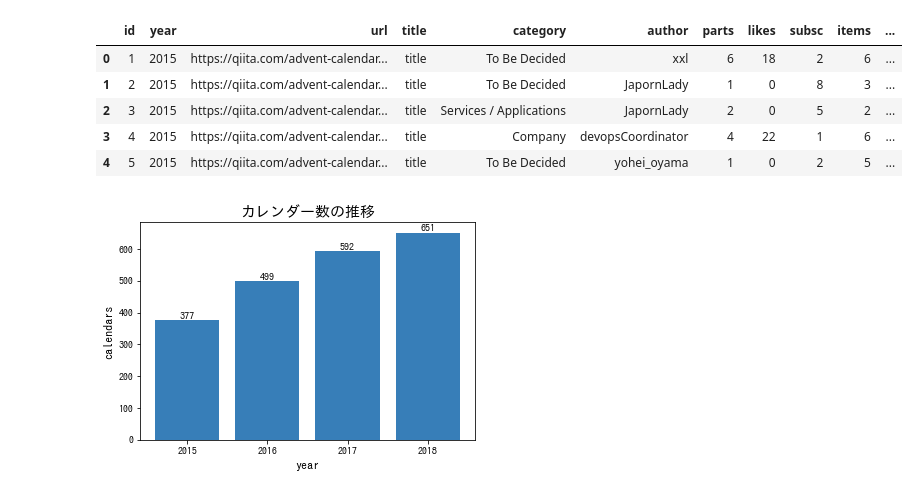
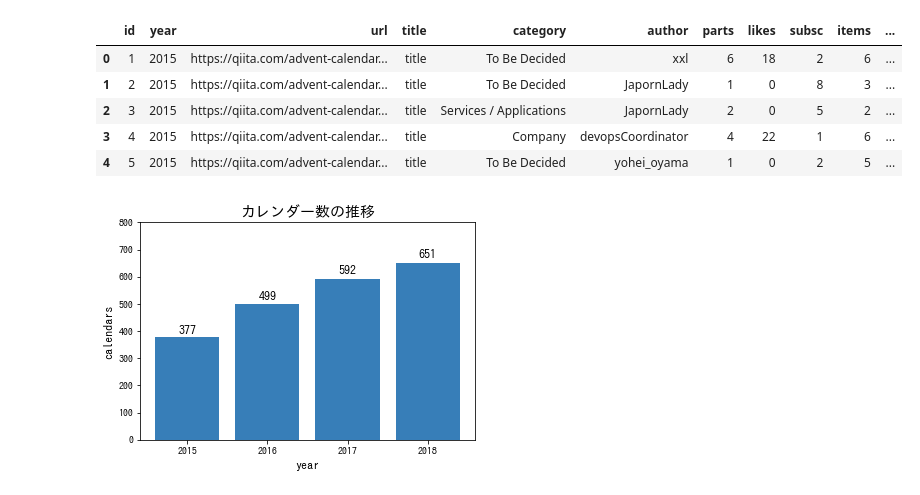
Before and after one commit to suaaa7/QiitaAdventCalendar, a Jupyter notebook: analysis.ipynb, the cells around one changed output. Saved outputs shown, nothing was run; the diff lists cells and outputs as text; code cells hidden in the pictures.

```diff
--- a/analysis.ipynb
+++ b/analysis.ipynb
@@ -29,16 +29,18 @@ df.head(5)
 # %%
 # カレンダー数の推移
 
+df_tmp = df.groupby("year").size()
 plt.bar(
     x=df_tmp.index, height=df_tmp.values,
-    color="#377eb8", label=df_tmp.values,
+    color="#377eb8"
 )
 plt.title("カレンダー数の推移", fontsize=15)
 plt.xlabel("year", fontsize=12)
 plt.ylabel("calendars", fontsize=12)
+plt.ylim(0, 800)
 
 for x, y in zip(df_tmp.index, df_tmp.values):
-    plt.text(x, y, y, ha="center", va="bottom")
+    plt.text(x, y*1.02, y, ha="center", va="bottom", fontsize=12)
 plt.show()
 # %% [output]
-[figure, old version]
+[figure, new version]
```
Also changed, not shown: parts of 4 cells of this notebook.
